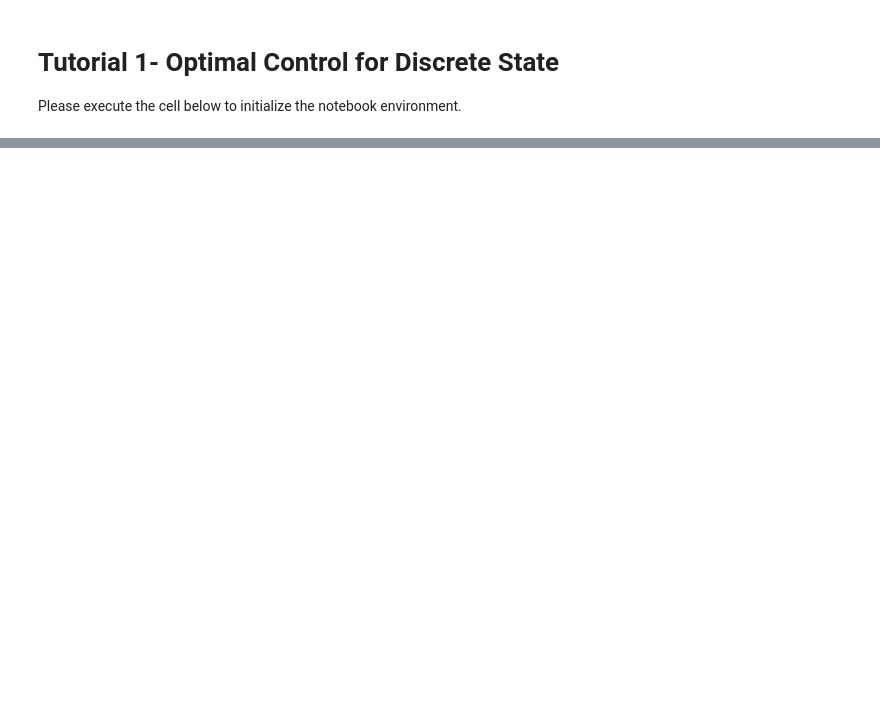
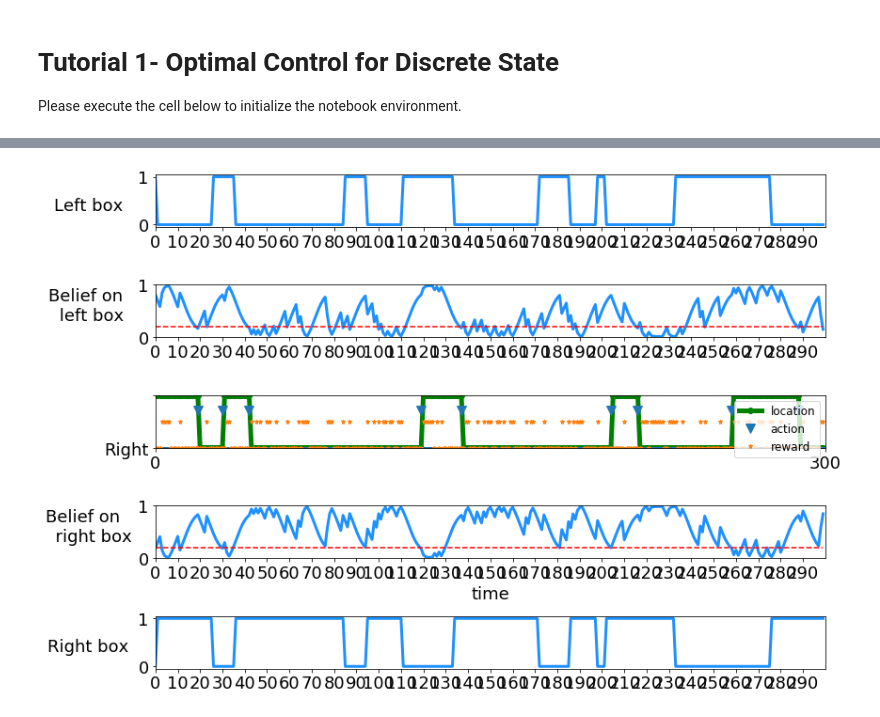
Before and after one commit to zhengww/NeuroMatchAcademy, a Jupyter notebook: Tutorial1_optimal_control_discrete.ipynb, the cells around one changed output, grey strips where cells are left out. Cells and saved outputs as stored; diff of their text form; code cells hidden in the pictures; blank space fills up the shorter version.

```diff
--- a/Tutorial1_optimal_control_discrete.ipynb
+++ b/Tutorial1_optimal_control_discrete.ipynb
@@ -9,3 +9,10 @@ import random                      # import basic random number generator functi
 from scipy.linalg import inv
 
 import matplotlib.pyplot as plt    # import matplotlib
+%matplotlib inline
+
+from IPython import display
+
+fig_w, fig_h = (8, 6)
+plt.rcParams.update({'figure.figsize': (fig_w, fig_h)})
+#plt.style.use('seaborn')
@@ -48,15 +47,0 @@ In this excercise, we generate the dynamics for the binary HMM task as described
-# %%
-# This function is the policy based on threshold
-def policy(threshold, bel, loc):
-    if loc == 0:
-        if bel[1]  >= threshold:
-            act = 1
-        else:
-            act = 0
-    else:  # loc = 1
-        if bel[0] >= threshold:
-            act = 1
-        else:
-            act = 0
-
-    return act
@@ -229,0 +225,19 @@ plot_val_thre(threshold_array, value_array)
+# %%
+T = 10000
+p_sw = .95          # state transiton probability
+rp_high = .4
+rp_low = 0.1
+threshold = .2    # threshold of belief below which switching is taken
+
+params = [T, p_sw, rp_high, rp_low, threshold]
+
+#binaryHMM_test = binaryHMM(params, "lazy")
+binaryHMM_test = binaryHMM(params, "threshold")
+# %%
+"""
+Plot the dynamics of the binaryHMM task
+"""
+belief, loc, act, obs, world_state = binaryHMM_test.generateProcess()
+binaryHMM_test.plot_dynamics(belief, loc, act, obs, world_state)
+# %% [output]
+[figure, added]
```
Also changed, not shown: parts of 20 cells of this notebook, 3 other files.
